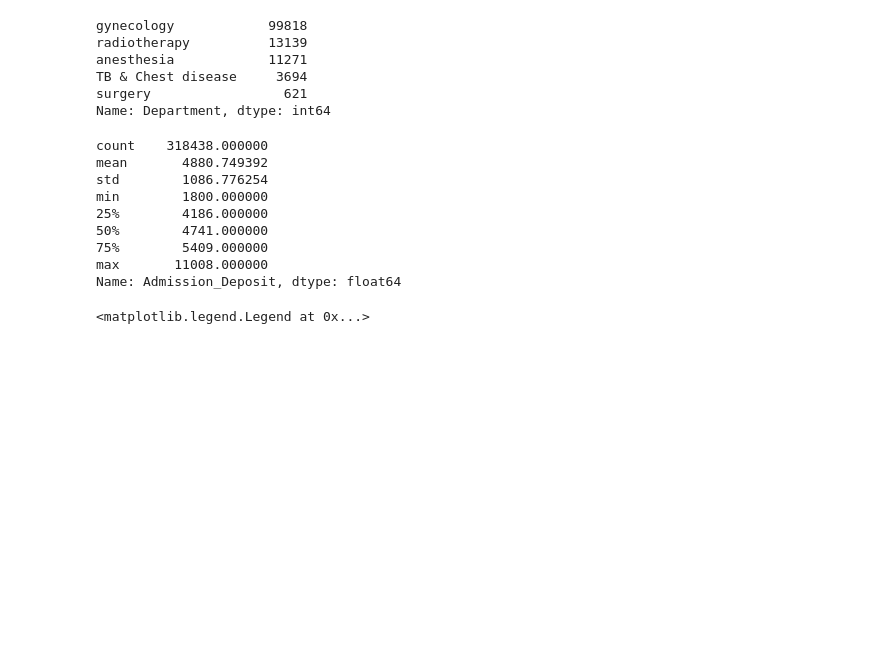
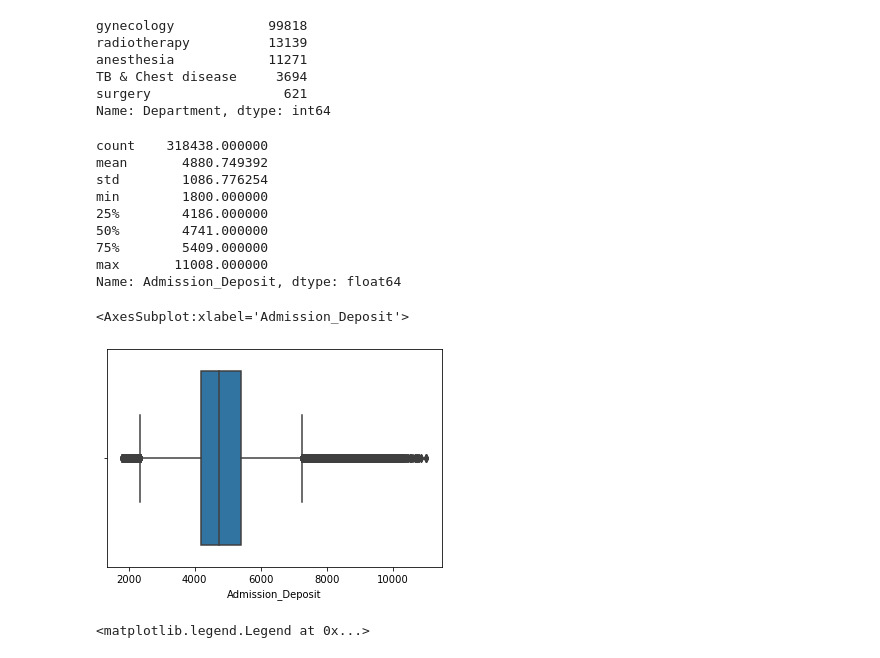
Before and after one commit to Sayan2777/HealthCare-Capstone-Project, a Jupyter notebook: Healthcare Project.ipynb, the cells around one changed output. Cells and saved outputs as stored; diff of their text form; code cells hidden in the pictures; blank space fills up the shorter version.

```diff
--- a/Healthcare Project.ipynb
+++ b/Healthcare Project.ipynb
@@ -213,6 +228,11 @@ min        1800.000000
 75%        5409.000000
 max       11008.000000
 Name: Admission_Deposit, dtype: float64
+# %%
+sns.boxplot(x = df_train.Admission_Deposit)
+# %% [output]
+<AxesSubplot:xlabel='Admission_Deposit'>
+[figure, added]
 # %%
 # Chart for Severity of Illness
 
```
Also changed, not shown: parts of 33 cells of this notebook.
